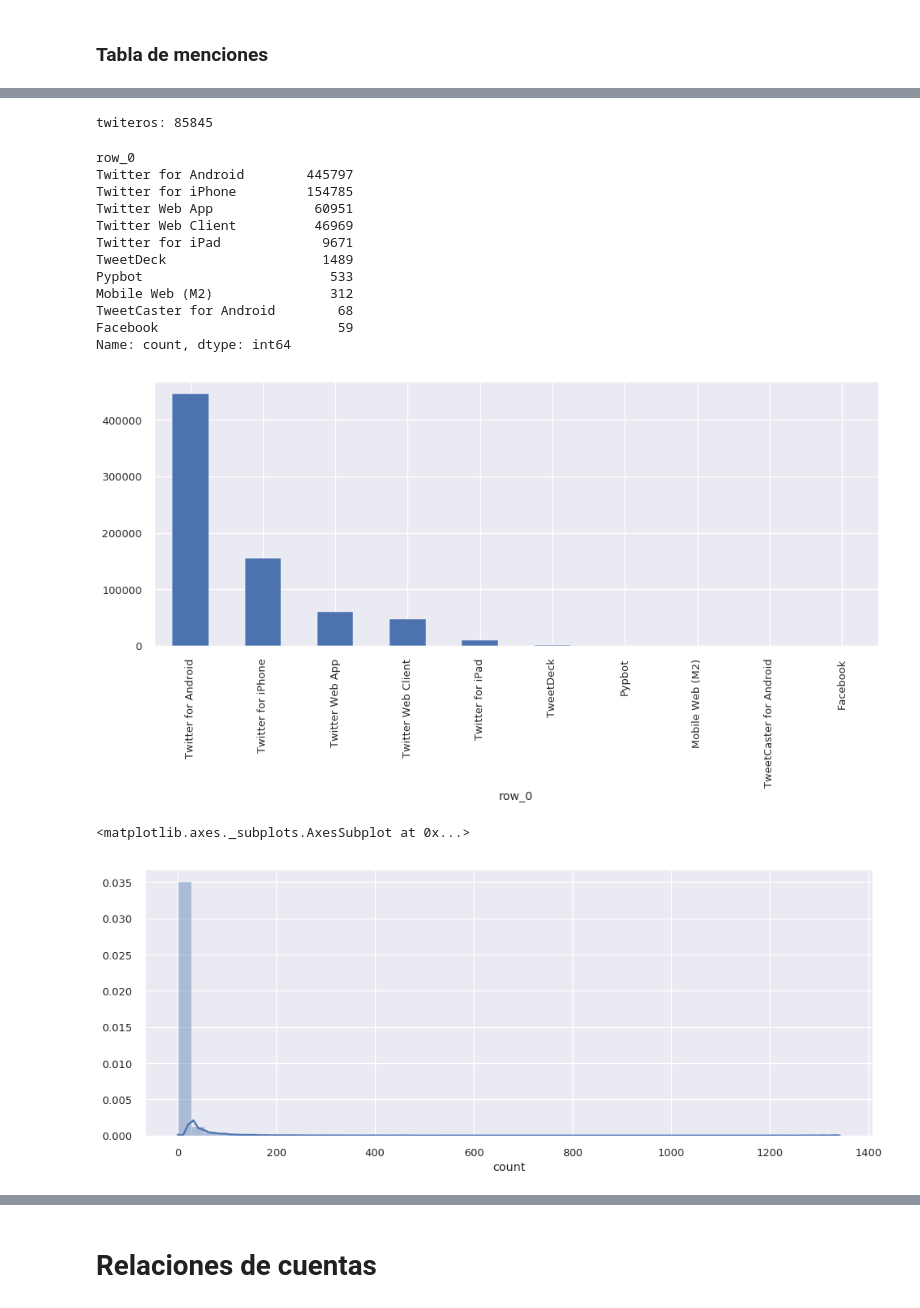
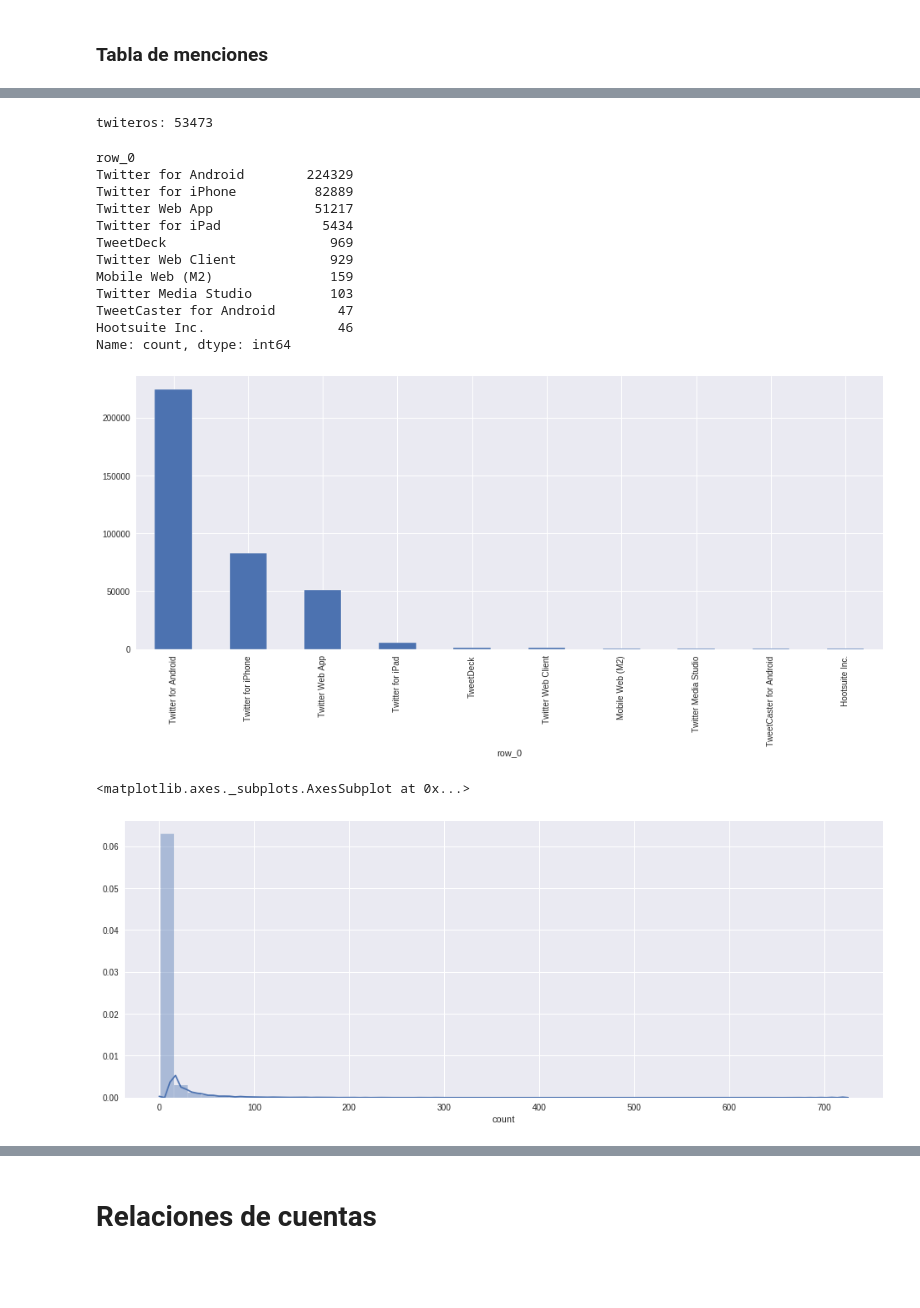
Before and after one commit to Yagwar/Sociadisticas, a Jupyter notebook: alc_bog_load_JSON.ipynb, the cells around one changed output, grey strips where cells are left out. Saved outputs shown, nothing was run; the diff lists cells and outputs as text; code cells hidden in the pictures; blank space fills up the shorter version.

```diff
--- a/alc_bog_load_JSON.ipynb
+++ b/alc_bog_load_JSON.ipynb
@@ -34,10 +34,8 @@ ids_cands=["137908875","64791701","165748292","163341528","325856294",
 # Loader
 # %%
 #get users and mentions from the download files:
-tweets_datas_path = [drive_path+"candidatos_alcaldia_0.json",
-                     drive_path+"candidatos_alcaldia_1.json",
-                     drive_path+"candidatos_alcaldia_2.json",
-                     drive_path+"candidatos_alcaldia_3.json"]
+tweets_datas_path = [drive_path+"candidatos_alcaldia_20.json",
+                     drive_path+"candidatos_alcaldia_19.json"]
 tw_id=[]
 tw_user_id=[]
 tw_user=[]
@@ -176,32 +174,33 @@ ids_freqs=pd.crosstab(index=tweets_ids.tw_user, columns="count")
 ids_freqs=ids_freqs.sort_values(by=['count'] , ascending=False)["count"]
 print("twiteros:",ids_freqs.shape[0])
 # %% [output]
-twiteros: 85845
+twiteros: 53473
 # %%
+mpl.style.use("seaborn")
 devices=pd.crosstab(index=np.array(tw_device), columns="count")
 devices=devices.sort_values(by=['count'] , ascending=False)["count"]
 devices[:10].plot(figsize=(16, 6), kind="bar")
 devices[:10]
 # %% [output]
 row_0
-Twitter for Android        445797
-Twitter for iPhone         154785
-Twitter Web App             60951
-Twitter Web Client          46969
-Twitter for iPad             9671
-TweetDeck                    1489
-Pypbot                        533
-Mobile Web (M2)               312
-TweetCaster for Android        68
-Facebook                       59
+Twitter for Android        224329
+Twitter for iPhone          82889
+Twitter Web App             51217
+Twitter for iPad             5434
+TweetDeck                     969
+Twitter Web Client            929
+Mobile Web (M2)               159
+Twitter Media Studio          103
+TweetCaster for Android        47
+Hootsuite Inc.                 46
 Name: count, dtype: int64
-[figure, old version]
+[figure, new version]
 # %%
 plt.figure(figsize=(16,6))
 sns.distplot(ids_freqs)
 # %% [output]
 <matplotlib.axes._subplots.AxesSubplot at 0x...>
-[figure, old version]
+[figure, new version]
 # %%
 round(ids_freqs.describe(),3)
 # %% [output]
```
Also changed, not shown: parts of 27 cells of this notebook.
